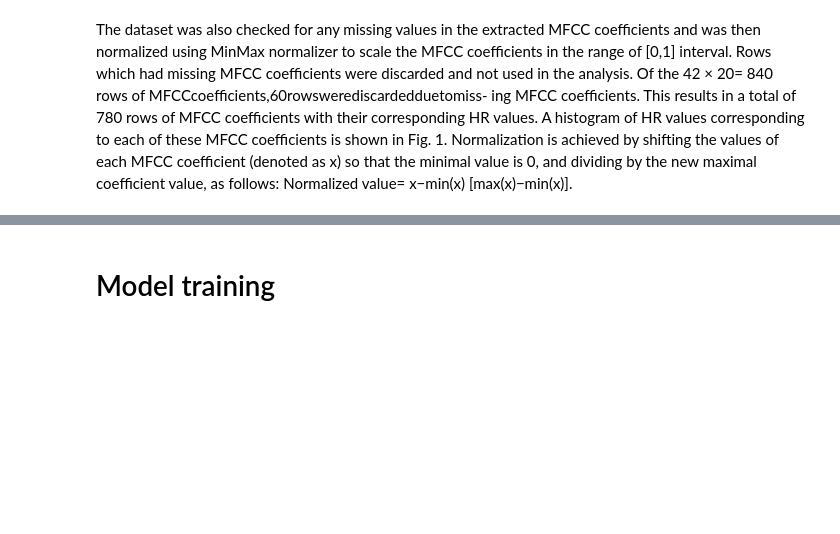
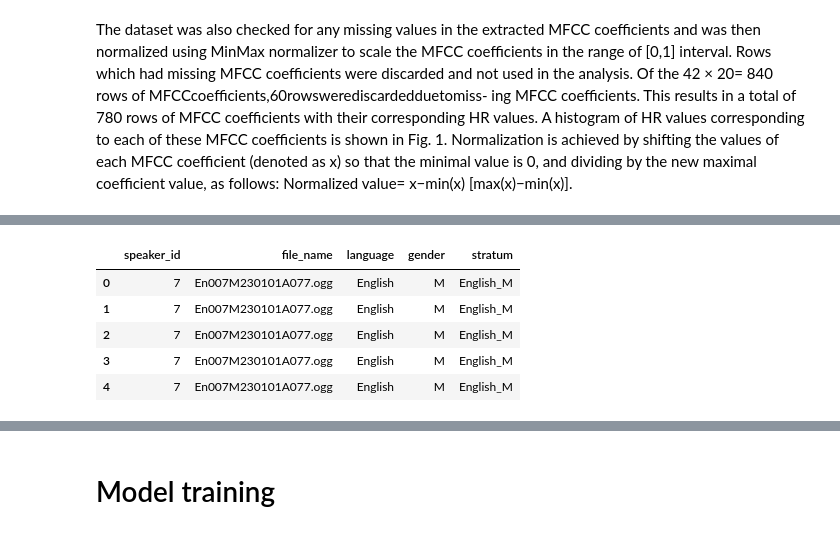
Before and after one commit to PMichniewska/Bachelor-s-Thesis-Project, a Jupyter notebook: Implementation/Coding Pipeline.ipynb, the cells around one changed output, grey strips where cells are left out. Saved outputs shown, nothing was run; the diff lists cells and outputs as text; code cells hidden in the pictures; blank space fills up the shorter version.

```diff
--- a/Implementation/Coding Pipeline.ipynb
+++ b/Implementation/Coding Pipeline.ipynb
@@ -350,3 +375,12 @@ X_test.head()
+# %%
+groups_test.head()
+# %% [output]
+|  | speaker_id | file_name | language | gender | stratum |
+| 0 | 7 | En007M230101A077.ogg | English | M | English_M |
+| 1 | 7 | En007M230101A077.ogg | English | M | English_M |
+| 2 | 7 | En007M230101A077.ogg | English | M | English_M |
+| 3 | 7 | En007M230101A077.ogg | English | M | English_M |
+| 4 | 7 | En007M230101A077.ogg | English | M | English_M |
 # %%
 y_test.head()
 # %% [output]
```
Also changed, not shown: parts of 18 cells of this notebook, 13 other files.
